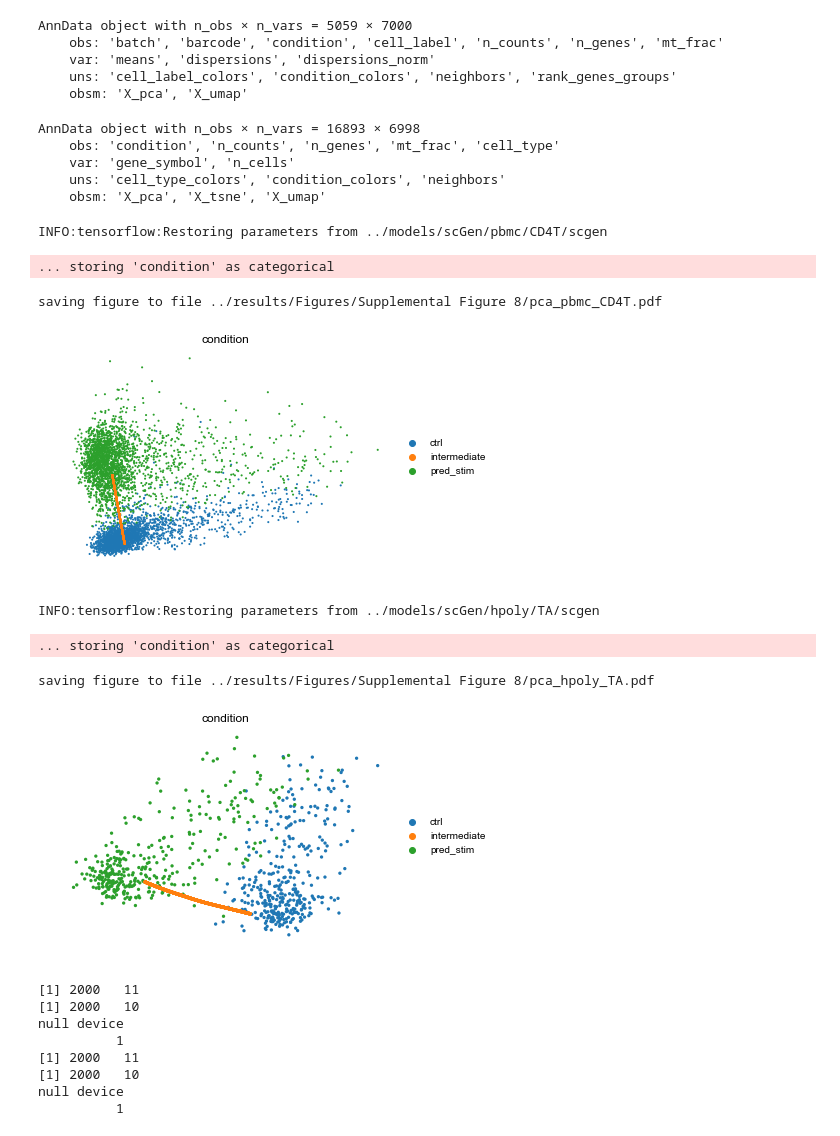
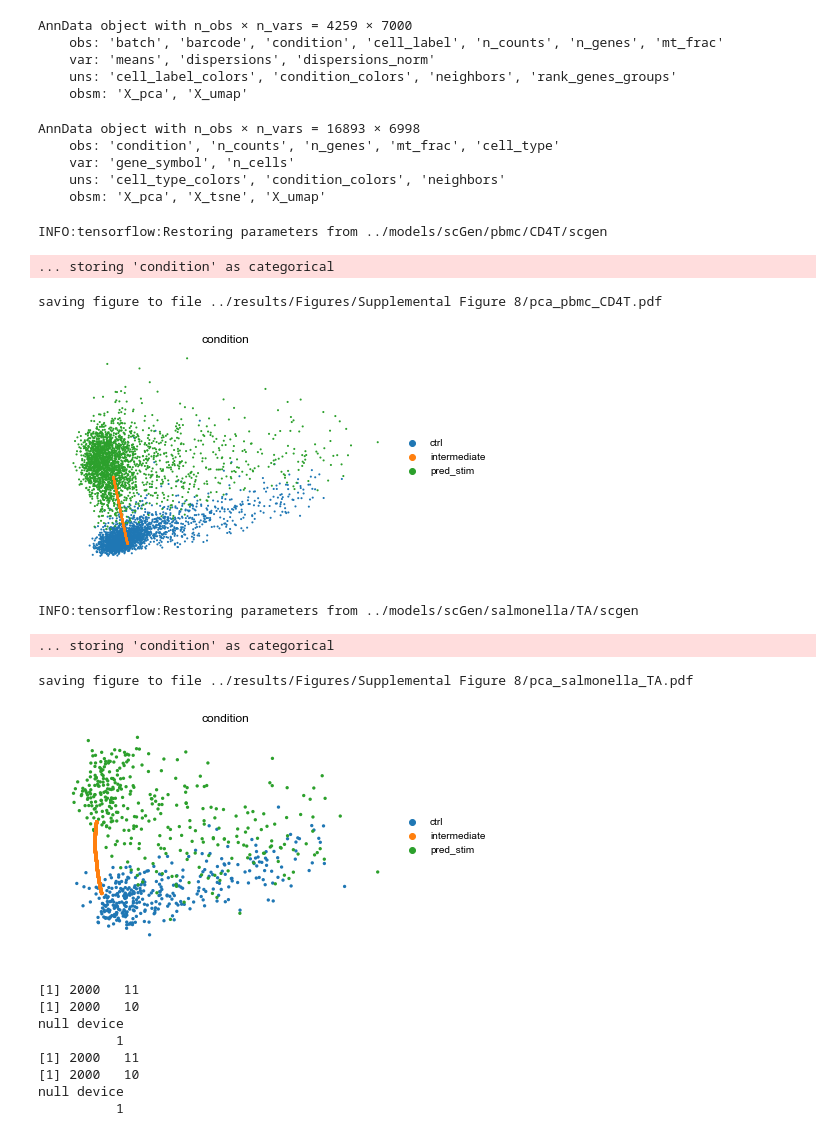
Before and after one commit to theislab/scgen-reproducibility, a Jupyter notebook: Jupyter Notebooks/SupplFig8.ipynb, the cells around one changed output. Drawn from its saved outputs; the diff is of its cells as text; code cells hidden in the pictures.

```diff
--- a/Jupyter Notebooks/SupplFig8.ipynb
+++ b/Jupyter Notebooks/SupplFig8.ipynb
@@ -13,10 +15,10 @@ path_to_save = "../results/Figures/Supplemental Figure 8/"
 os.makedirs(path_to_save, exist_ok=True)
 sc.settings.figdir = path_to_save
 # %%
-salmonella = sc.read("../data/train_hpoly.h5ad")
+salmonella = sc.read("../data/train_salmonella.h5ad")
 salmonella
 # %% [output]
-AnnData object with n_obs × n_vars = 5059 × 7000
+AnnData object with n_obs × n_vars = 4259 × 7000
     obs: 'batch', 'barcode', 'condition', 'cell_label', 'n_counts', 'n_genes', 'mt_frac'
     var: 'means', 'dispersions', 'dispersions_norm'
     uns: 'cell_label_colors', 'condition_colors', 'neighbors', 'rank_genes_groups'
@@ -43,7 +45,7 @@ def interpolation_plot(adata, cell_type, data_name, figure, conditions, cell_typ
         cell_type_adata_ctrl.X = cell_type_adata_ctrl.X.A
         sc.tl.rank_genes_groups(cell_type_adata, groupby="condition", n_genes=10, method="wilcoxon")
         diff_genes = cell_type_adata.uns["rank_genes_groups"]["names"][conditions["stim"]].tolist()
-    elif data_name == "hpoly":
+    elif data_name == "salmonella":
         sc.tl.rank_genes_groups(cell_type_adata, groupby="condition", n_genes=10, method="wilcoxon")
         diff_genes = cell_type_adata.uns["rank_genes_groups"]["names"][conditions["stim"]].tolist()[:5] + cell_type_adata.uns["rank_genes_groups"]["names"][conditions["ctrl"]].tolist()[:5]
     pred, delta = network.predict(net_train_data, conditions, cell_type_key, "condition", celltype_to_predict=cell_type)
@@ -80,15 +82,15 @@ interpolation_plot(kang, "CD4T", "pbmc", "b", conditions, "cell_type")
 INFO:tensorflow:Restoring parameters from ../models/scGen/pbmc/CD4T/scgen
 ... storing 'condition' as categorical
 saving figure to file ../results/Figures/Supplemental Figure 8/pca_pbmc_CD4T.pdf
-[figure, old version]
+[figure, new version]
 # %%
-conditions = {"ctrl": "Control", "stim": "Hpoly.Day10"}
-interpolation_plot(salmonella, "TA", "hpoly", "a", conditions, "cell_label")
+conditions = {"ctrl": "Control", "stim": "Salmonella"}
+interpolation_plot(salmonella, "TA", "salmonella", "a", conditions, "cell_label")
 # %% [output]
-INFO:tensorflow:Restoring parameters from ../models/scGen/hpoly/TA/scgen
+INFO:tensorflow:Restoring parameters from ../models/scGen/salmonella/TA/scgen
 ... storing 'condition' as categorical
-saving figure to file ../results/Figures/Supplemental Figure 8/pca_hpoly_TA.pdf
+saving figure to file ../results/Figures/Supplemental Figure 8/pca_salmonella_TA.pdf
-[figure, old version]
+[figure, new version]
 # %%
 %%bash
 Rscript --vanilla SupplFig8.R
```
Also changed, not shown: parts of 1 cell of this notebook, 5 other files.
